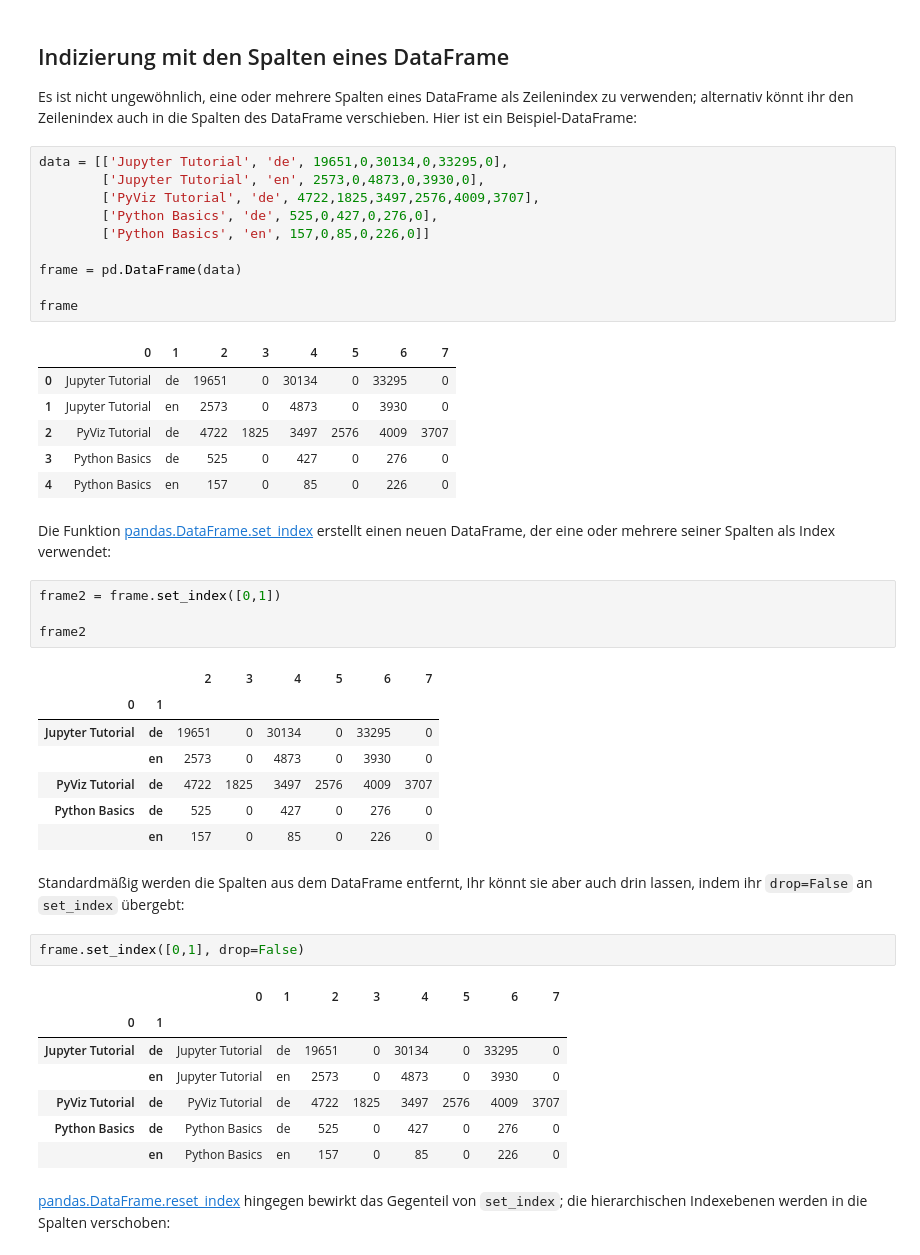
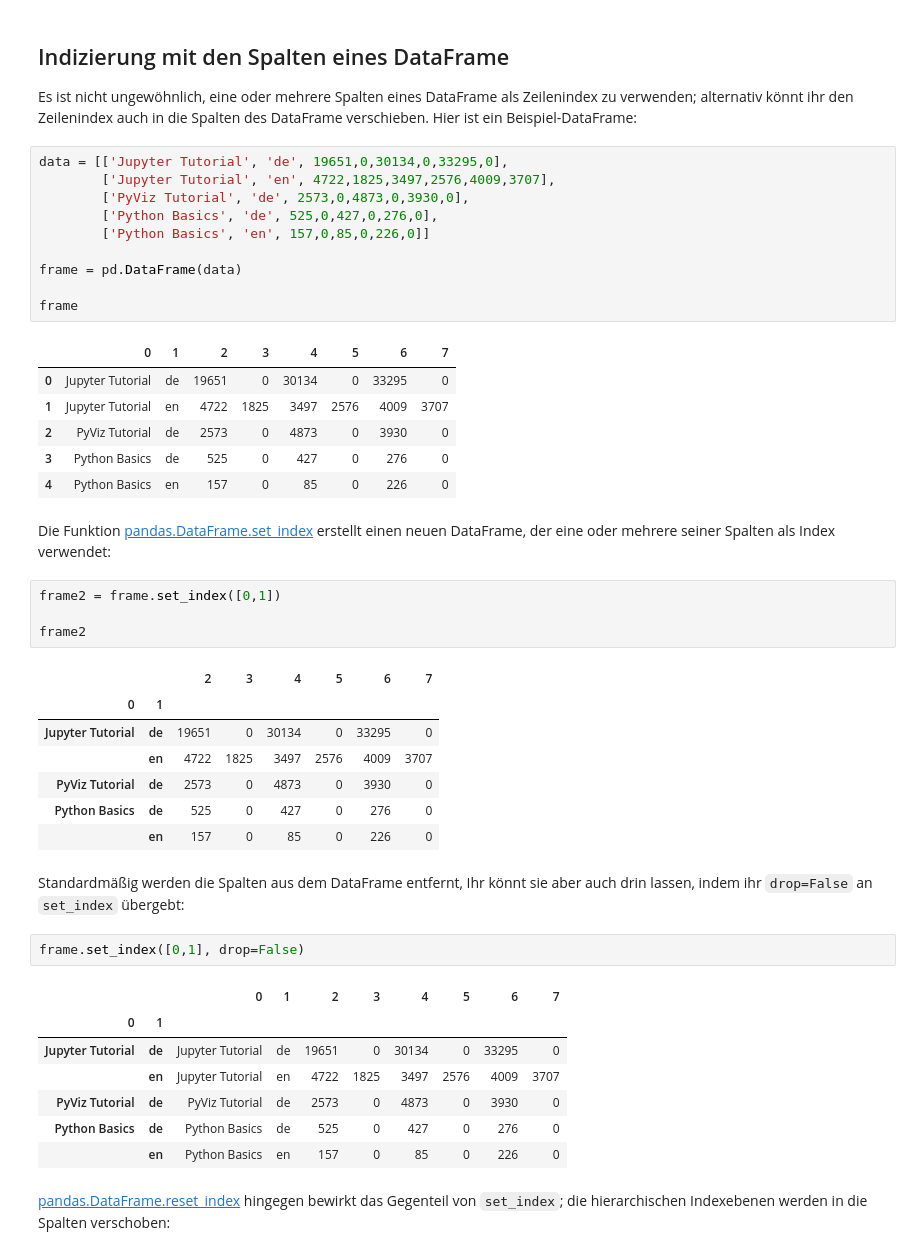
Before and after one commit to cusyio/Python4DataScience-de, a Jupyter notebook: docs/workspace/pandas/hierarchical-indexing.ipynb, the cells around one changed output. Cells and saved outputs as stored; diff of their text form.

```diff
--- a/docs/workspace/pandas/hierarchical-indexing.ipynb
+++ b/docs/workspace/pandas/hierarchical-indexing.ipynb
@@ -245,19 +245,19 @@ Intern wird dazu die [pandas.DataFrame.groupby](https://pandas.pydata.org/docs/r
 Es ist nicht ungewöhnlich, eine oder mehrere Spalten eines DataFrame als Zeilenindex zu verwenden; alternativ könnt ihr den Zeilenindex auch in die Spalten des DataFrame verschieben. Hier ist ein Beispiel-DataFrame:
 # %%
 data = [['Jupyter Tutorial', 'de', 19651,0,30134,0,33295,0],
-        ['Jupyter Tutorial', 'en', 2573,0,4873,0,3930,0],
-        ['PyViz Tutorial', 'de', 4722,1825,3497,2576,4009,3707],
+        ['Jupyter Tutorial', 'en', 4722,1825,3497,2576,4009,3707],
+        ['PyViz Tutorial', 'de', 2573,0,4873,0,3930,0],
         ['Python Basics', 'de', 525,0,427,0,276,0],
         ['Python Basics', 'en', 157,0,85,0,226,0]]
 
 frame = pd.DataFrame(data)
 
 frame
 # %% [output]
 |  | 0 | 1 | 2 | 3 | 4 | 5 | 6 | 7 |
 | 0 | Jupyter Tutorial | de | 19651 | 0 | 30134 | 0 | 33295 | 0 |
-| 1 | Jupyter Tutorial | en | 2573 | 0 | 4873 | 0 | 3930 | 0 |
-| 2 | PyViz Tutorial | de | 4722 | 1825 | 3497 | 2576 | 4009 | 3707 |
+| 1 | Jupyter Tutorial | en | 4722 | 1825 | 3497 | 2576 | 4009 | 3707 |
+| 2 | PyViz Tutorial | de | 2573 | 0 | 4873 | 0 | 3930 | 0 |
 | 3 | Python Basics | de | 525 | 0 | 427 | 0 | 276 | 0 |
 | 4 | Python Basics | en | 157 | 0 | 85 | 0 | 226 | 0 |
 # %% [markdown]
@@ -270,8 +270,8 @@ frame2
 |  |  | 2 | 3 | 4 | 5 | 6 | 7 |
 | 0 | 1 |  |  |  |  |  |  |
 | Jupyter Tutorial | de | 19651 | 0 | 30134 | 0 | 33295 | 0 |
-|  | en | 2573 | 0 | 4873 | 0 | 3930 | 0 |
-| PyViz Tutorial | de | 4722 | 1825 | 3497 | 2576 | 4009 | 3707 |
+|  | en | 4722 | 1825 | 3497 | 2576 | 4009 | 3707 |
+| PyViz Tutorial | de | 2573 | 0 | 4873 | 0 | 3930 | 0 |
 | Python Basics | de | 525 | 0 | 427 | 0 | 276 | 0 |
 |  | en | 157 | 0 | 85 | 0 | 226 | 0 |
 # %% [markdown]
@@ -282,8 +282,8 @@ frame.set_index([0,1], drop=False)
 |  |  | 0 | 1 | 2 | 3 | 4 | 5 | 6 | 7 |
 | 0 | 1 |  |  |  |  |  |  |  |  |
 | Jupyter Tutorial | de | Jupyter Tutorial | de | 19651 | 0 | 30134 | 0 | 33295 | 0 |
-|  | en | Jupyter Tutorial | en | 2573 | 0 | 4873 | 0 | 3930 | 0 |
-| PyViz Tutorial | de | PyViz Tutorial | de | 4722 | 1825 | 3497 | 2576 | 4009 | 3707 |
+|  | en | Jupyter Tutorial | en | 4722 | 1825 | 3497 | 2576 | 4009 | 3707 |
+| PyViz Tutorial | de | PyViz Tutorial | de | 2573 | 0 | 4873 | 0 | 3930 | 0 |
 | Python Basics | de | Python Basics | de | 525 | 0 | 427 | 0 | 276 | 0 |
 |  | en | Python Basics | en | 157 | 0 | 85 | 0 | 226 | 0 |
 # %% [markdown]
```
Also changed, not shown: parts of 9 cells of this notebook.
